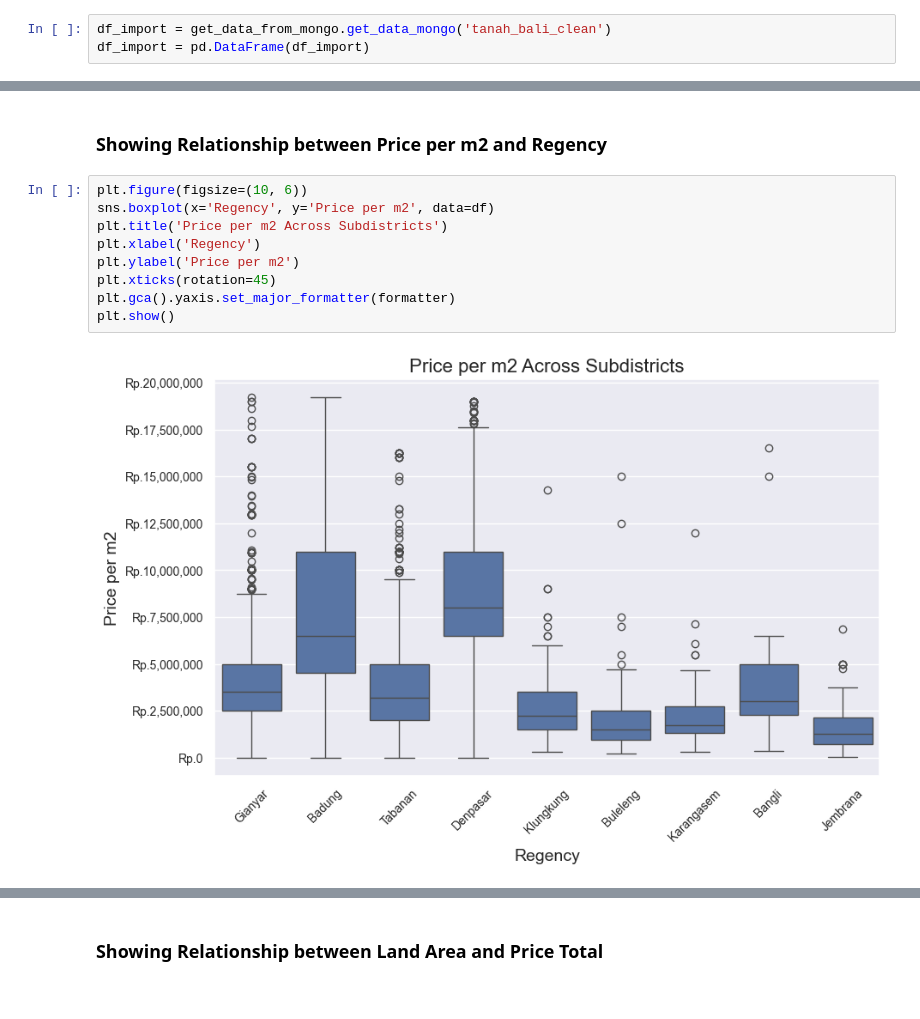
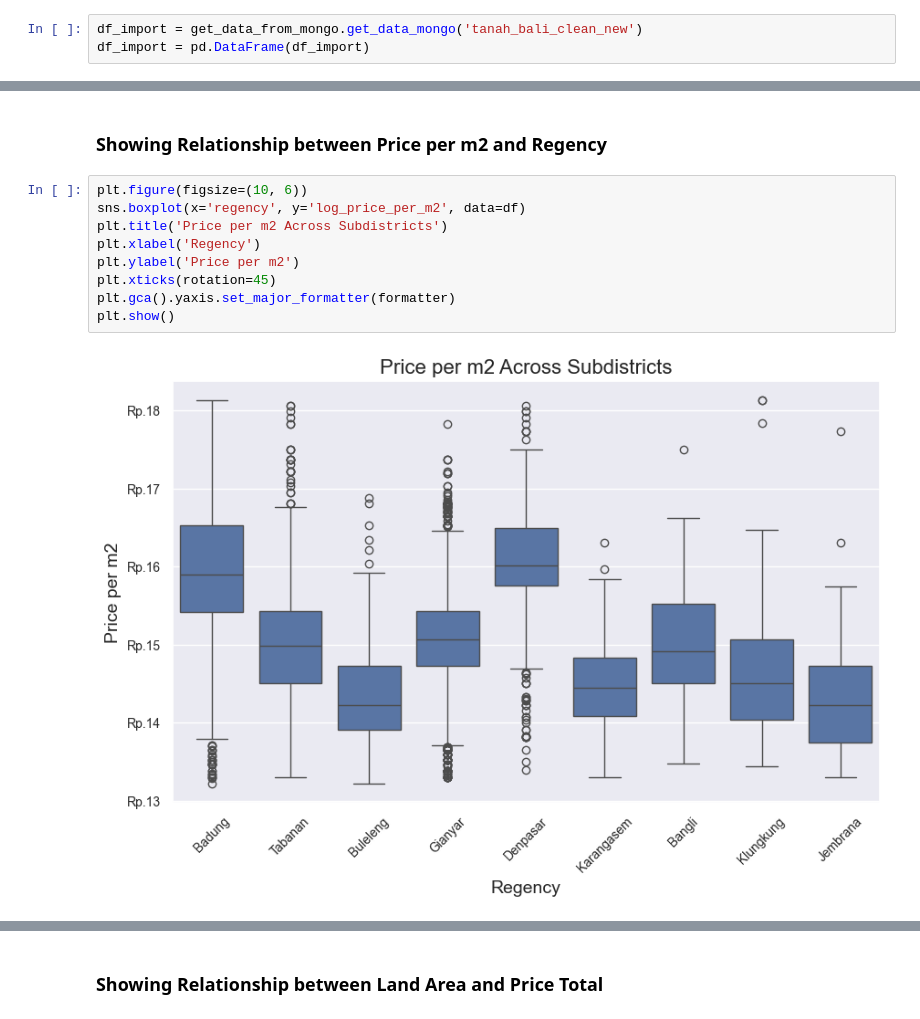
Before and after one commit to DwikaDyananda/Big-Data, a Jupyter notebook: notebooks/data_analysis.ipynb, the cells around one changed output, grey strips where cells are left out. Saved outputs shown, nothing was run; the diff lists cells and outputs as text.

```diff
--- a/notebooks/data_analysis.ipynb
+++ b/notebooks/data_analysis.ipynb
@@ -33,7 +33,7 @@ sys.path.append('..')
 
 from scripts import get_data_from_mongo
 # %%
-df_import = get_data_from_mongo.get_data_mongo('tanah_bali_clean')
+df_import = get_data_from_mongo.get_data_mongo('tanah_bali_clean_new')
 df_import = pd.DataFrame(df_import)
 # %% [output]
 ----------------------------------------------
@@ -286,14 +289,14 @@ plt.show()
 ### Showing Relationship between Price per m2 and Regency
 # %%
 plt.figure(figsize=(10, 6))
-sns.boxplot(x='Regency', y='Price per m2', data=df)
+sns.boxplot(x='regency', y='log_price_per_m2', data=df)
 plt.title('Price per m2 Across Subdistricts')
 plt.xlabel('Regency')
 plt.ylabel('Price per m2')
 plt.xticks(rotation=45)
 plt.gca().yaxis.set_major_formatter(formatter)
 plt.show()
 # %% [output]
-[figure, old version]
+[figure, new version]
 # %%
 plt.figure(figsize=(10, 6))
```
Also changed, not shown: parts of 46 cells of this notebook, 3 other files.
